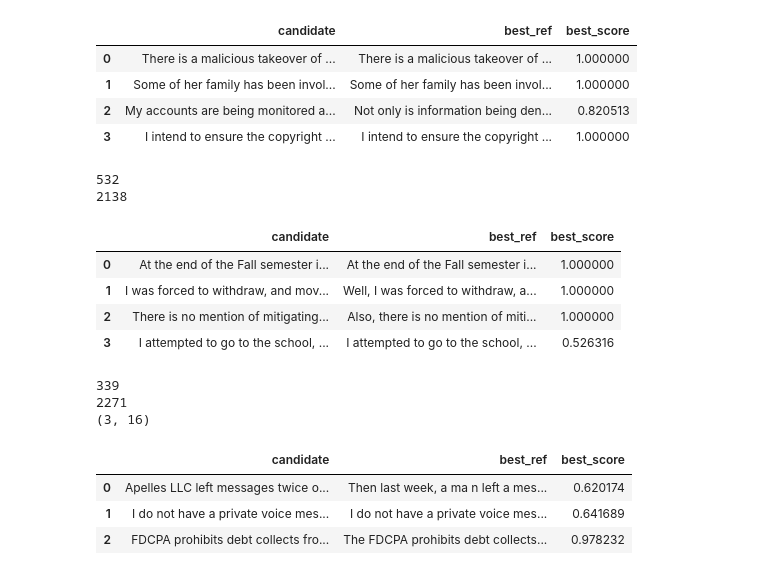
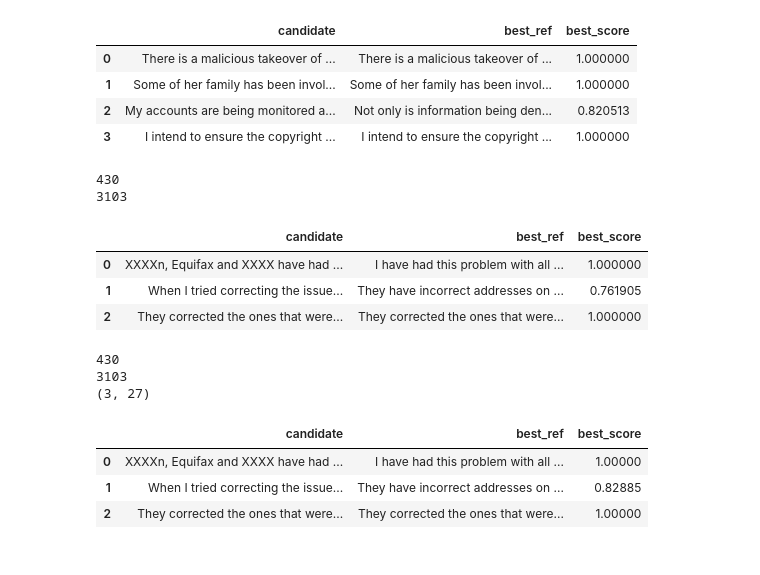
Before and after one commit to ndgigliotti/summ_hallu, a Jupyter notebook: notebooks/dev.ipynb, the cells around one changed output. Drawn from its saved outputs; the diff is of its cells as text; code cells hidden in the pictures.

```diff
--- a/notebooks/dev.ipynb
+++ b/notebooks/dev.ipynb
@@ -201,40 +201,39 @@ def sent_rouge2(cand, ref, min_ref_len=3, ngram=1, token_pattern=r"\b\w\w+\b", s
     refs = nltk.sent_tokenize(ref)
     refs = [r for r in refs if len(re.findall(token_pattern, r)) >= min_ref_len]
     vectorizer = CountVectorizer(token_pattern=token_pattern, ngram_range=(ngram, ngram), stop_words=stop_words, binary=True)
     vectorizer.fit(cands + refs)
     cands_vec = vectorizer.transform(cands)
     cand_counts = cands_vec.sum(axis=1).squeeze().A1
     # print("cands_vec", cands_vec.shape, cand_counts)
     refs_vec = vectorizer.transform(refs)
     ref_counts = refs_vec.sum(axis=1).squeeze().A1
     # print("refs_vec", refs_vec.shape, ref_counts)
     matches = cands_vec @ refs_vec.T
     matches = matches.toarray()
     # print(matches.shape)
     # print(matches)
     recall = matches / ref_counts
     # print(recall)
     precision = matches / cand_counts.reshape(-1, 1)
     # print(precision)
     f1 = sp.stats.hmean([recall, precision], axis=0)
     # print(f1)
     best_ref = pd.Series(refs)[f1.argmax(axis=1)]
     best_score = f1.max(axis=1)
     return pd.DataFrame({"candidate": cands, "best_ref": best_ref, "best_score": best_score}).reset_index(drop=True)
 
 with pd.option_context("display.max_colwidth", 1000):
-    index = 5
+    index = 9
     print(len(summs[index]))
     print(len(long_narr_samp[index]))
     display(sent_rouge2(summs[index], long_narr_samp[index], ngram=1, min_ref_len=3, token_pattern=r"\b\w\w+\b", stop_words="english"))
 # %% [output]
-532
-2138
+430
+3103
 |  | candidate | best_ref | best_score |
-| 0 | At the end of the Fall semester i... | At the end of the Fall semester i... | 1.000000 |
-| 1 | I was forced to withdraw, and mov... | Well, I was forced to withdraw, a... | 1.000000 |
-| 2 | There is no mention of mitigating... | Also, there is no mention of miti... | 1.000000 |
-| 3 | I attempted to go to the school, ... | I attempted to go to the school, ... | 0.526316 |
+| 0 | XXXXn, Equifax and XXXX have had ... | I have had this problem with all ... | 1.000000 |
+| 1 | When I tried correcting the issue... | They have incorrect addresses on ... | 0.761905 |
+| 2 | They corrected the ones that were... | They corrected the ones that were... | 1.000000 |
 # %%
 from sklearn.metrics.pairwise import cosine_similarity
 
@@ -253,15 +252,15 @@ def sent_cosine(cand, ref, min_ref_len=3, ngram=1, token_pattern=r"\b\w\w+\b", s
     return pd.DataFrame({"candidate": cands, "best_ref": best_ref, "best_score": best_score}).reset_index(drop=True)
 
 with pd.option_context("display.max_colwidth", 1000):
-    index = 0
+    index = 9
     print(len(summs[index]))
     print(len(long_narr_samp[index]))
-    display(sent_cosine(summs[index], long_narr_samp[index], min_ref_len=3, ngram=1))
+    display(sent_cosine(summs[index], long_narr_samp[index], min_ref_len=3, ngram=1, stop_words=None))
 # %% [output]
-339
-2271
-(3, 16)
+430
+3103
+(3, 27)
 |  | candidate | best_ref | best_score |
-| 0 | Apelles LLC left messages twice o... | Then last week, a ma n left a mes... | 0.620174 |
-| 1 | I do not have a private voice mes... | I do not have a private voice mes... | 0.641689 |
-| 2 | FDCPA prohibits debt collects fro... | The FDCPA prohibits debt collects... | 0.978232 |
+| 0 | XXXXn, Equifax and XXXX have had ... | I have had this problem with all ... | 1.00000 |
+| 1 | When I tried correcting the issue... | They have incorrect addresses on ... | 0.82885 |
+| 2 | They corrected the ones that were... | They corrected the ones that were... | 1.00000 |
```
Also changed, not shown: parts of 1 cell of this notebook.
